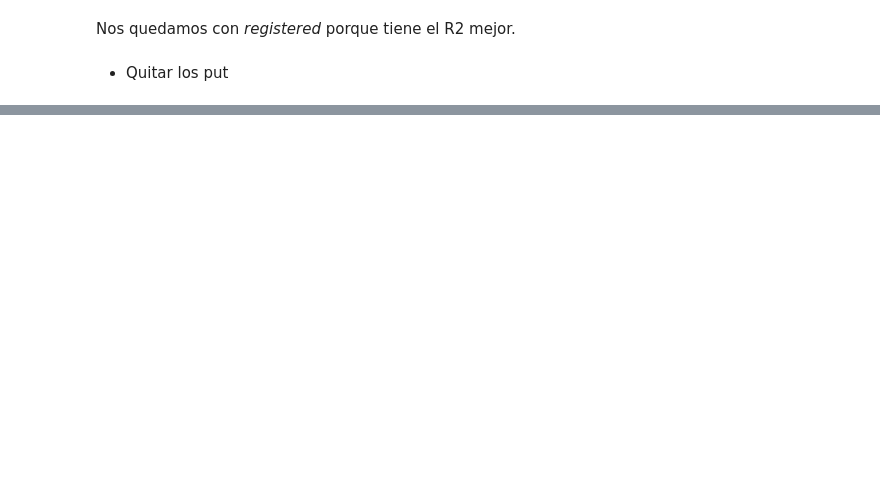
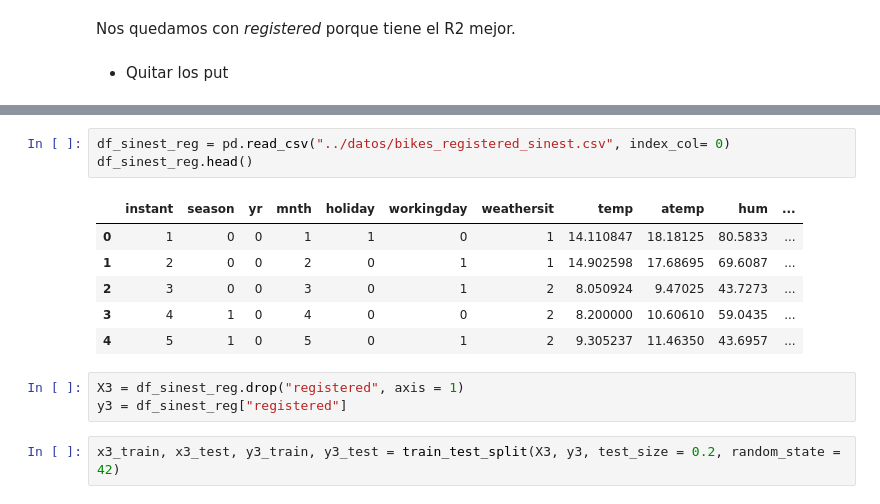
Before and after one commit to Adalab/DA-project-da-promo-c-modulo-3-team-6, a Jupyter notebook: sprint1/Sprint2_Random_Tree-1.ipynb, the cells around one changed output, grey strips where cells are left out. Drawn from its saved outputs; the diff is of its cells as text; blank space fills up the shorter version.

```diff
--- a/sprint1/Sprint2_Random_Tree-1.ipynb
+++ b/sprint1/Sprint2_Random_Tree-1.ipynb
@@ -197,0 +241,15 @@ Nos quedamos con *registered* porque tiene el R2 mejor.
+# %%
+df_sinest_reg = pd.read_csv("../datos/bikes_registered_sinest.csv", index_col= 0)
+df_sinest_reg.head()
+# %% [output]
+|  | instant | season | yr | mnth | holiday | workingday | weathersit | temp | atemp | hum | ... |
+| 0 | 1 | 0 | 0 | 1 | 1 | 0 | 1 | 14.110847 | 18.18125 | 80.5833 | ... |
+| 1 | 2 | 0 | 0 | 2 | 0 | 1 | 1 | 14.902598 | 17.68695 | 69.6087 | ... |
+| 2 | 3 | 0 | 0 | 3 | 0 | 1 | 2 | 8.050924 | 9.47025 | 43.7273 | ... |
+| 3 | 4 | 1 | 0 | 4 | 0 | 0 | 2 | 8.200000 | 10.60610 | 59.0435 | ... |
+| 4 | 5 | 1 | 0 | 5 | 0 | 1 | 2 | 9.305237 | 11.46350 | 43.6957 | ... |
+# %%
+X3 = df_sinest_reg.drop("registered", axis = 1)
+y3 = df_sinest_reg["registered"]
+# %%
+x3_train, x3_test, y3_train, y3_test = train_test_split(X3, y3, test_size = 0.2, random_state = 42)
```
Also changed, not shown: parts of 21 cells of this notebook, 8 other files.
